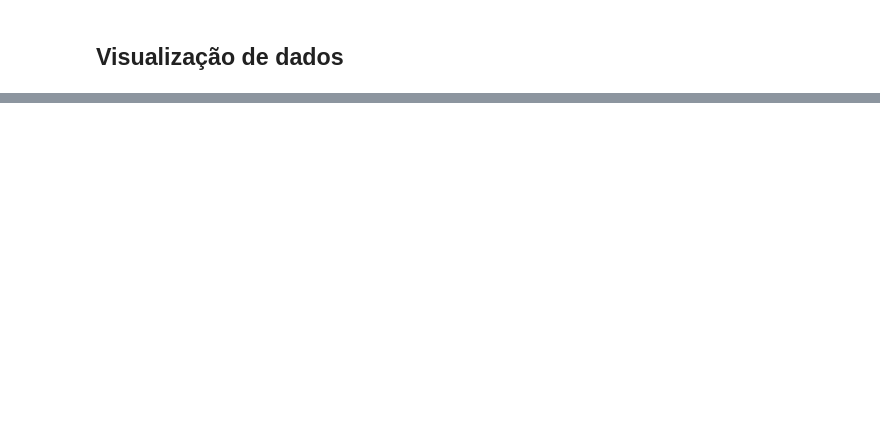
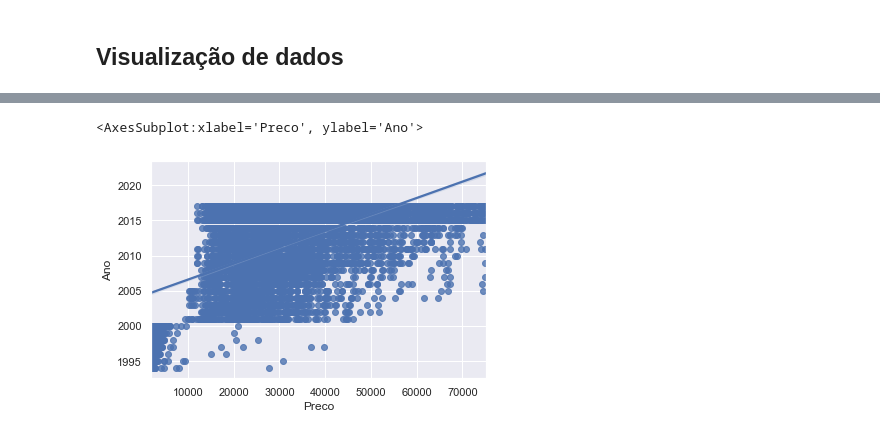
Before and after one commit to MarcosMota/Aulas-de-NLPs, a Jupyter notebook: exercises/02 - Manipulação de Dados.ipynb, the cells around one changed output, grey strips where cells are left out. Drawn from its saved outputs; the diff is of its cells as text; code cells hidden in the pictures; blank space fills up the shorter version.

```diff
--- a/exercises/02 - Manipulação de Dados.ipynb
+++ b/exercises/02 - Manipulação de Dados.ipynb
@@ -246,0 +312,5 @@ Text(0.5, 0, 'Modelos')
+# %%
+sns.regplot(data=df, x="Preco", y="Ano")
+# %% [output]
+<AxesSubplot:xlabel='Preco', ylabel='Ano'>
+[figure, added]
```
Also changed, not shown: parts of 17 cells of this notebook, 8 other files.
